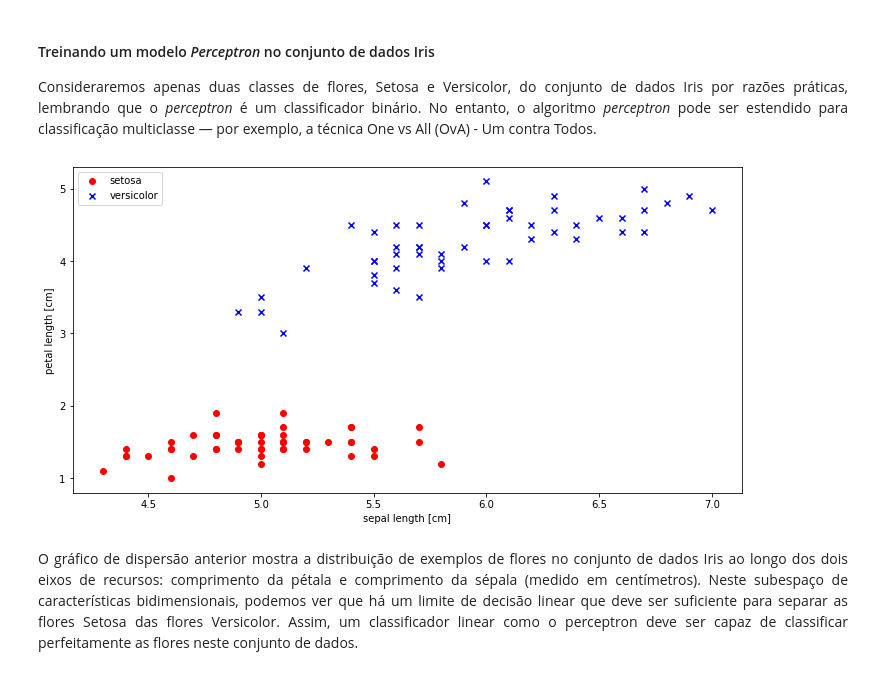
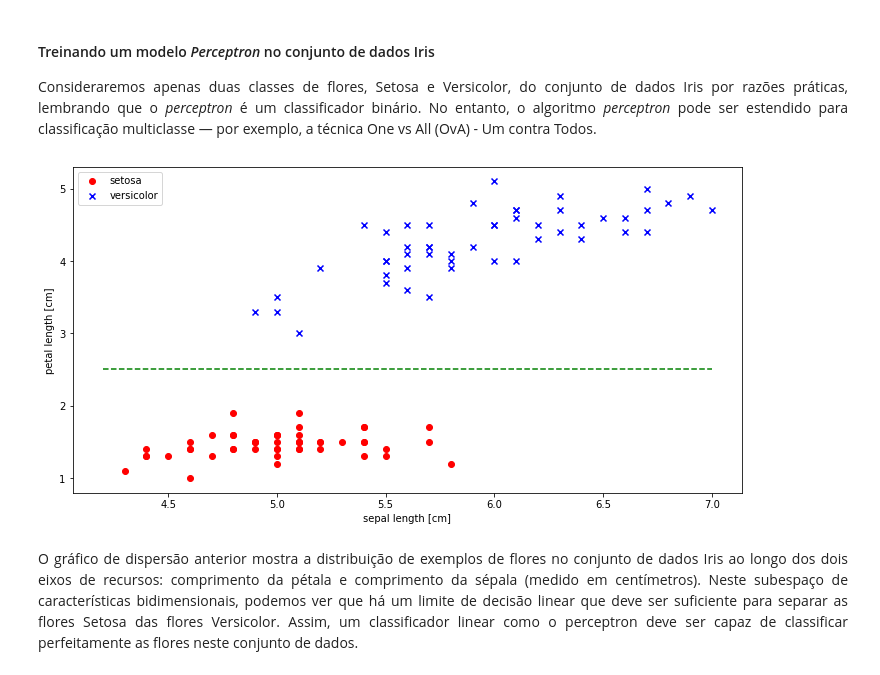
Before and after one commit to willianpina/Machine_Learning_Studies, a Jupyter notebook: Machine Learning Algorithms for Classification.ipynb, the cells around one changed output. Drawn from its saved outputs; the diff is of its cells as text; code cells hidden in the pictures.

```diff
--- a/Machine Learning Algorithms for Classification.ipynb
+++ b/Machine Learning Algorithms for Classification.ipynb
@@ -55,32 +55,33 @@ class Perceptron(object):
 # %%
 import pandas as pd
 import matplotlib.pyplot as plt
 import numpy as np
 
 # Carregando os dados
 df = pd.read_csv('https://archive.ics.uci.edu/ml/machine-learning-databases/iris/iris.data',header=None, encoding='utf-8')
 
 # Selecionando setosa and versicolor
 y = df.iloc[0:100, 4].values
 y = np.where(y == 'Iris-setosa', -1, 1)
 
 # Extraindo sepal length and petal length
 X = df.iloc[0:100, [0, 2]].values
 
 # Plotando os dados
 plt.figure(figsize=(12,6))
 plt.scatter(X[:50, 0], X[:50, 1],
             color='red', marker='o', label='setosa')
 plt.scatter(X[50:100, 0], X[50:100, 1],
             color='blue', marker='x', label='versicolor')
 
 plt.xlabel('sepal length [cm]')
 plt.ylabel('petal length [cm]')
+plt.hlines(y= 2.5, xmin=4.2, xmax=7, colors='g', linestyles='--')
 plt.legend(loc='upper left')
 
 plt.show()
 # %% [output]
-[figure, old version]
+[figure, new version]
 # %% [markdown]
 <p align='justify'>O gráfico de dispersão anterior mostra a distribuição de exemplos de flores no conjunto de dados Iris ao longo dos dois eixos de recursos: comprimento da pétala e comprimento da sépala (medido em centímetros). Neste subespaço de características bidimensionais, podemos ver que há um limite de decisão linear que deve ser suficiente para separar as flores Setosa das flores Versicolor. Assim, um classificador linear como o perceptron deve ser capaz de classificar perfeitamente as flores neste conjunto de dados.</p>
 # %%
```
Also changed, not shown: parts of 14 cells of this notebook.
